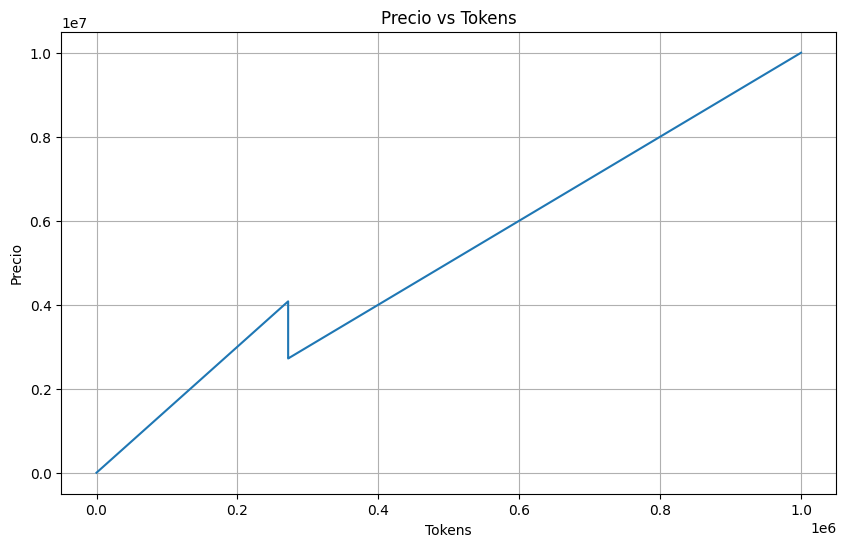
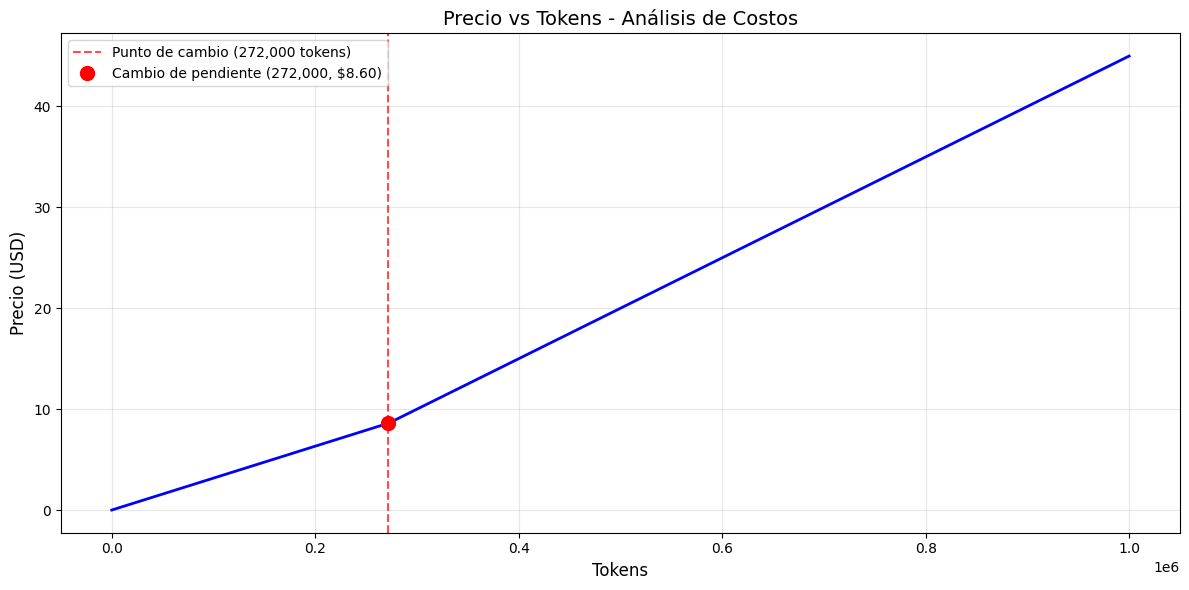
Code edit (unified diff) that turned the first committed figure into the second:
--- before
+++ after
@@ -1,9 +1,20 @@
 import matplotlib.pyplot as plt
 
-plt.figure(figsize=(10, 6))
-plt.plot(tokens, precios)
-plt.xlabel('Tokens')
-plt.ylabel('Precio')
-plt.title('Precio vs Tokens')
-plt.grid(True)
+# Calcular el precio en el punto de cambio
+punto_cambio_tokens = 272000
+punto_cambio_precio = 0.0000316 * punto_cambio_tokens
+
+plt.figure(figsize=(12, 6))
+plt.plot(tokens_array, precios, linewidth=2, color='blue')
+plt.axvline(x=272000, color='red', linestyle='--', linewidth=1.5, alpha=0.7, label='Punto de cambio (272,000 tokens)')
+
+# Marcar el punto medio donde cambia la pendiente
+plt.plot(punto_cambio_tokens, punto_cambio_precio, 'ro', markersize=10, label=f'Cambio de pendiente ({punto_cambio_tokens:,}, ${punto_cambio_precio:.2f})')
+
+plt.xlabel('Tokens', fontsize=12)
+plt.ylabel('Precio (USD)', fontsize=12)
+plt.title('Precio vs Tokens - Análisis de Costos', fontsize=14)
+plt.grid(True, alpha=0.3)
+plt.legend(fontsize=10)
+plt.tight_layout()
 plt.show()

Commit: update gráfica de tokens